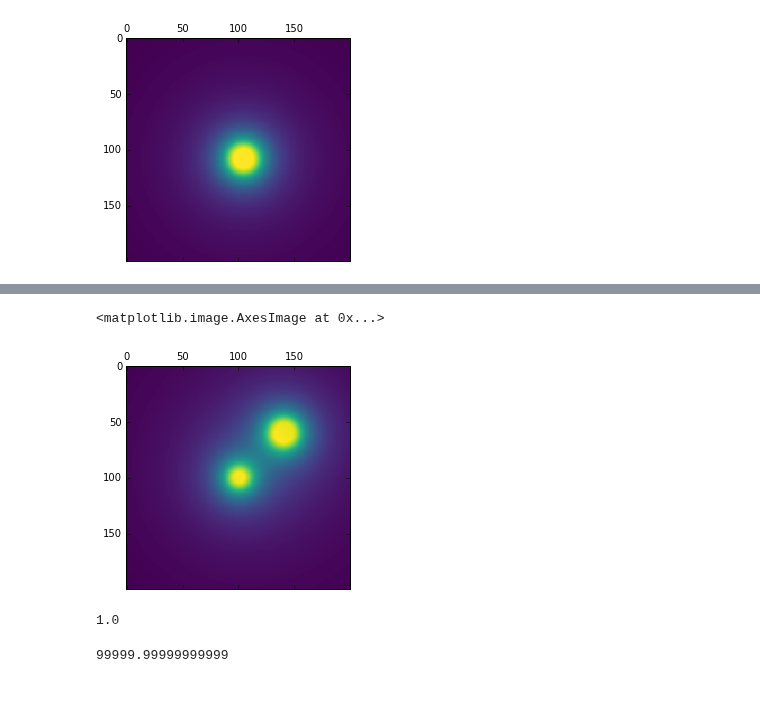
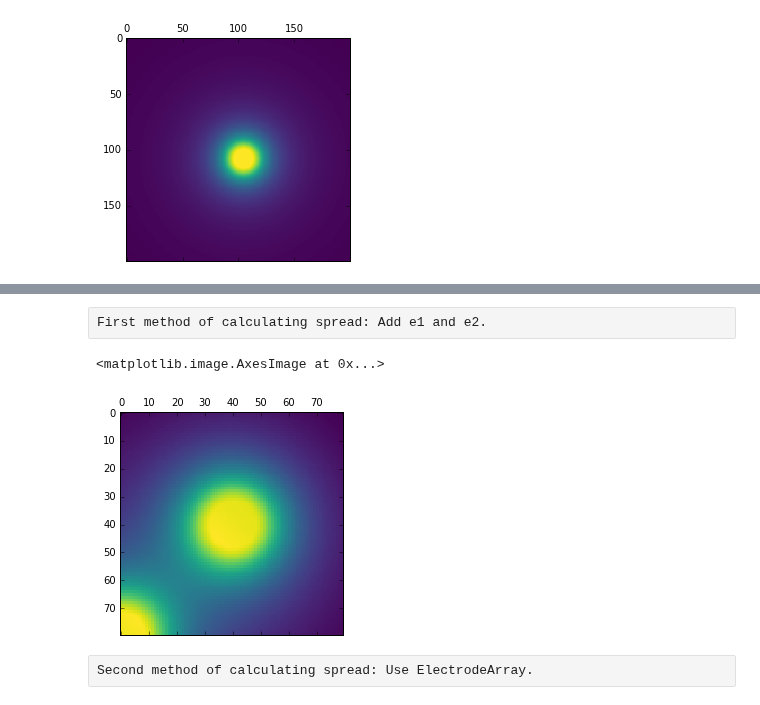
Before and after one commit to pulse2percept/pulse2percept, a Jupyter notebook: python/notebooks/current-map.ipynb, the cells around one changed output, grey strips where cells are left out. Cells and saved outputs as stored; diff of their text form; code cells hidden in the pictures.

Commit message:
update current-map notebook to use latest API

```diff
--- a/python/notebooks/current-map.ipynb
+++ b/python/notebooks/current-map.ipynb
@@ -40,3 +47,9 @@ plt.matshow(cspread, cmap='viridis')
+# %%
+r = e2cm.Retina(axon_map='axons.npz')
 # %%
-e1 = electrode2currentmap.Electrode(200, 0, 0, 5000, 5000)
-e2 = electrode2currentmap.Electrode(200, -1000, 1000, 5000, 5000)
+e1 = e2cm.Electrode(200, 0, 0, 0)
+e2 = e2cm.Electrode(200, -1000, 1000, 0)
+
+# original code had an additional argument alpha (scaling factor, to do with the current fall-off)
+#e1 = electrode2currentmap.Electrode(200, 0, 0, 5000, 5000)
+#e2 = electrode2currentmap.Electrode(200, -1000, 1000, 5000, 5000)
@@ -52,13 +56,12 @@ my_grid = electrode2currentmap.ElectrodeGrid([100, 200], [0, -1000], [0, 1000],
-# %%
-plt.matshow(np.mean(my_grid.scale, 0), cmap='viridis')
-# %% [output]
-<matplotlib.image.AxesImage at 0x...>
-[figure, removed]
-# %%
-my_grid.electrodes[0].scale.ravel()[np.argmax(my_grid.electrodes[0].scale)]
-# %% [output]
-1.0
-# %%
-1/(0.01/1000.)
-# %% [output]
-99999.99999999999
+# %% [raw]
+First method of calculating spread: Add e1 and e2.
+# %%
+plt.matshow(e1.current_spread(r.gridx, r.gridy) + e2.current_spread(r.gridx, r.gridy), cmap='viridis')
+
+# original code called it scale
+#plt.matshow(e1.scale + e2.scale, cmap='viridis')
+# %% [output]
+<matplotlib.image.AxesImage at 0x...>
+[figure, added]
+# %% [raw]
+Second method of calculating spread: Use ElectrodeArray.
```
Also changed, not shown: parts of 11 cells of this notebook, 1 other file.
